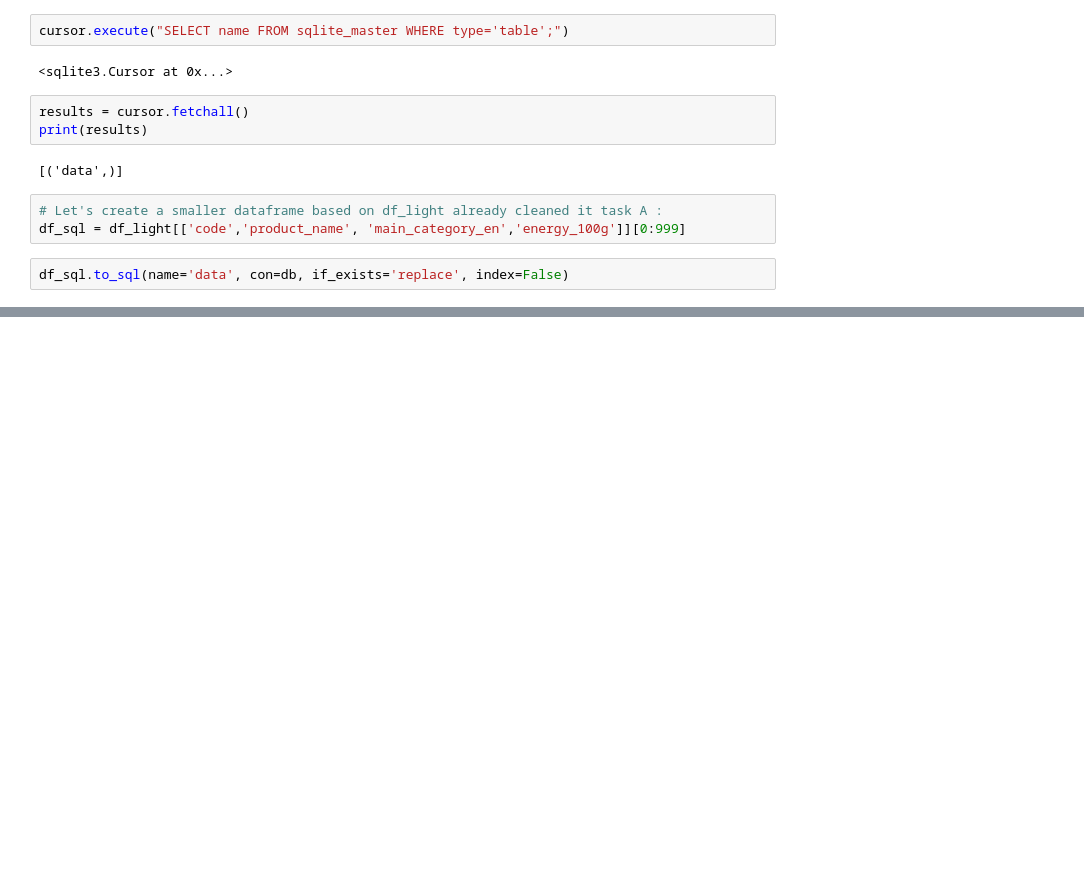
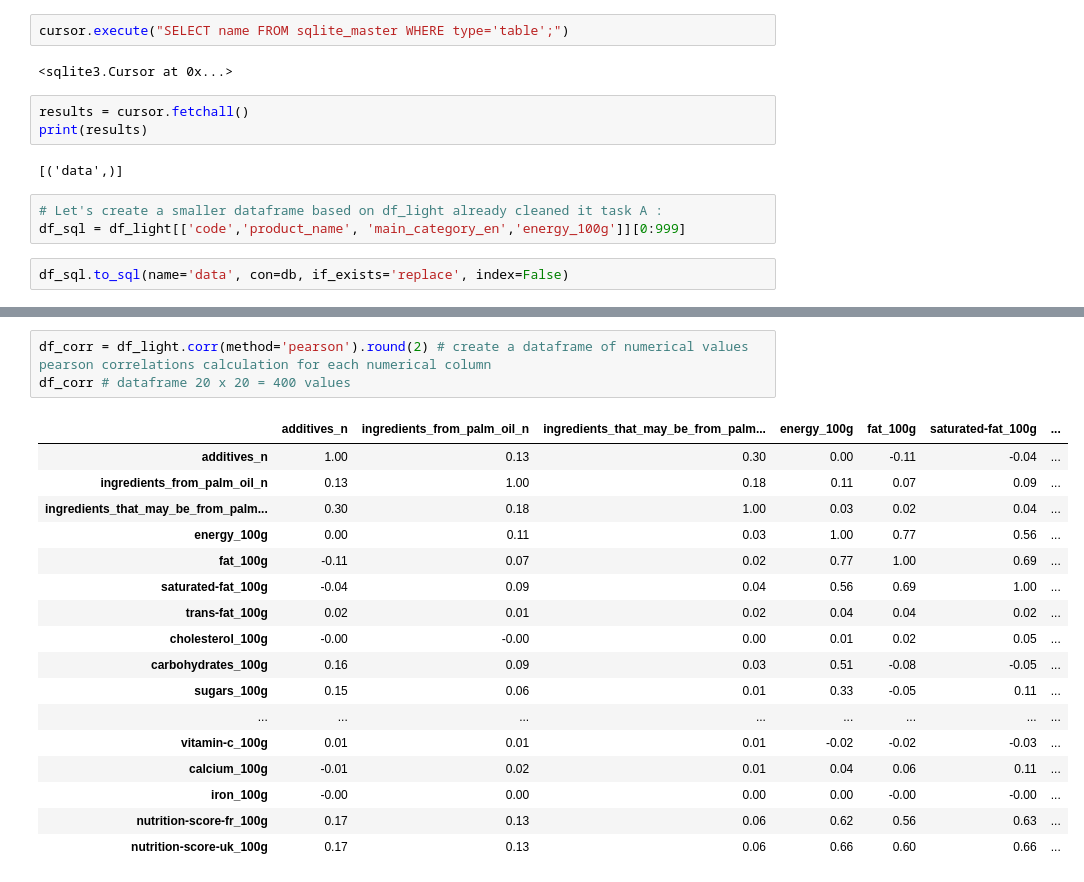
Before and after one commit to LyesOUDINACHE/EPFL-Course, a Jupyter notebook: 2-9 - Course Project 2 - Openfoodfacts.ipynb, the cells around one changed output, grey strips where cells are left out. Saved outputs shown, nothing was run; the diff lists cells and outputs as text; blank space fills up the shorter version.

```diff
--- a/2-9 - Course Project 2 - Openfoodfacts.ipynb
+++ b/2-9 - Course Project 2 - Openfoodfacts.ipynb
@@ -1853,0 +1875,21 @@ results
+# %%
+df_corr = df_light.corr(method='pearson').round(2) # create a dataframe of numerical values pearson correlations calculation for each numerical column
+df_corr # dataframe 20 x 20 = 400 values
+# %% [output]
+|  | additives_n | ingredients_from_palm_oil_n | ingredients_that_may_be_from_palm... | energy_100g | fat_100g | saturated-fat_100g | ... |
+| additives_n | 1.00 | 0.13 | 0.30 | 0.00 | -0.11 | -0.04 | ... |
+| ingredients_from_palm_oil_n | 0.13 | 1.00 | 0.18 | 0.11 | 0.07 | 0.09 | ... |
+| ingredients_that_may_be_from_palm... | 0.30 | 0.18 | 1.00 | 0.03 | 0.02 | 0.04 | ... |
+| energy_100g | 0.00 | 0.11 | 0.03 | 1.00 | 0.77 | 0.56 | ... |
+| fat_100g | -0.11 | 0.07 | 0.02 | 0.77 | 1.00 | 0.69 | ... |
+| saturated-fat_100g | -0.04 | 0.09 | 0.04 | 0.56 | 0.69 | 1.00 | ... |
+| trans-fat_100g | 0.02 | 0.01 | 0.02 | 0.04 | 0.04 | 0.02 | ... |
+| cholesterol_100g | -0.00 | -0.00 | 0.00 | 0.01 | 0.02 | 0.05 | ... |
+| carbohydrates_100g | 0.16 | 0.09 | 0.03 | 0.51 | -0.08 | -0.05 | ... |
+| sugars_100g | 0.15 | 0.06 | 0.01 | 0.33 | -0.05 | 0.11 | ... |
+| ... | ... | ... | ... | ... | ... | ... | ... |
+| vitamin-c_100g | 0.01 | 0.01 | 0.01 | -0.02 | -0.02 | -0.03 | ... |
+| calcium_100g | -0.01 | 0.02 | 0.01 | 0.04 | 0.06 | 0.11 | ... |
+| iron_100g | -0.00 | 0.00 | 0.00 | 0.00 | -0.00 | -0.00 | ... |
+| nutrition-score-fr_100g | 0.17 | 0.13 | 0.06 | 0.62 | 0.56 | 0.63 | ... |
+| nutrition-score-uk_100g | 0.17 | 0.13 | 0.06 | 0.66 | 0.60 | 0.66 | ... |
```
Also changed, not shown: parts of 14 cells of this notebook.
